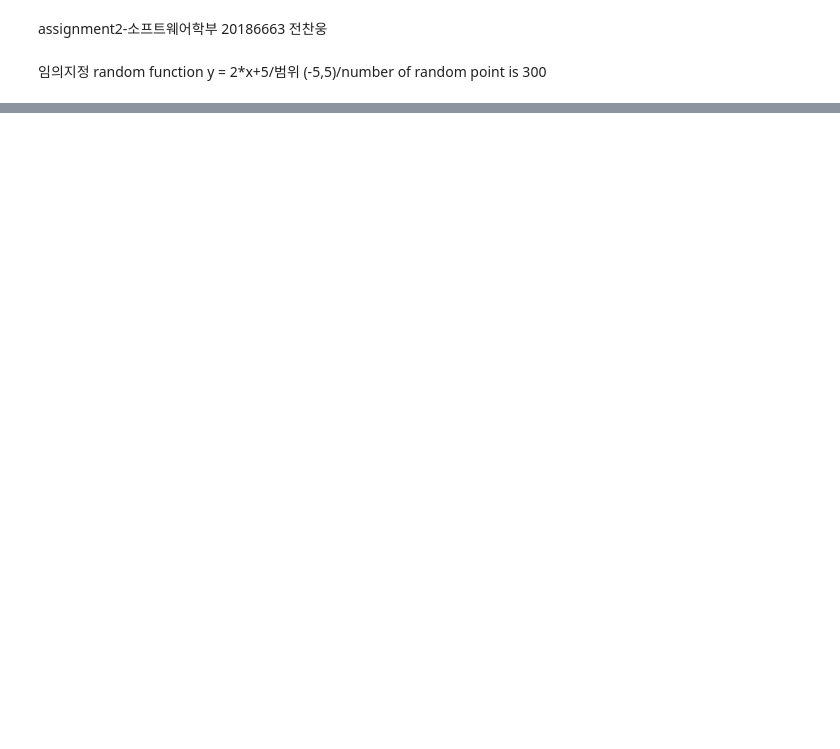
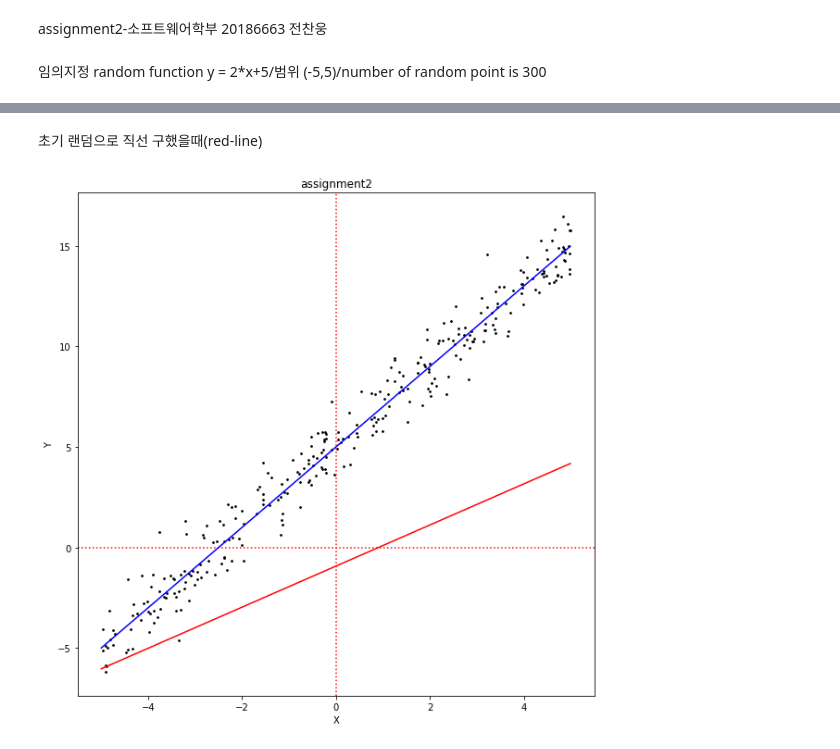
Before and after one commit to ChanWoongJeon/machinelearning, a Jupyter notebook: assignment2.ipynb, the cells around one changed output, grey strips where cells are left out. Drawn from its saved outputs; the diff is of its cells as text; code cells hidden in the pictures; blank space fills up the shorter version.

Commit message:
machinelearning[assignment2-2]

```diff
--- a/assignment2.ipynb
+++ b/assignment2.ipynb
@@ -28,0 +37,16 @@ plt.show()
+# %% [markdown]
+초기 랜덤으로 직선 구했을때(red-line)
+# %%
+plt.figure(figsize=(10, 10))
+plt.axvline(x=0, color = 'r',linestyle=':')
+plt.axhline(y=0, color = 'r',linestyle=':')
+plt.title("assignment2")
+plt.xlabel('X')
+plt.ylabel('Y')
+t1 = np.arange(-5.0, 5.0, 0.01)
+plt.plot(t1,func(t1),color = 'b')
+plt.scatter(x,y,color='k',s=3)
+plt.plot(t1,theta[0,0]*t1+theta[0,1],color='r')
+plt.show()
+# %% [output]
+[figure, added]
```
Also changed, not shown: parts of 8 cells of this notebook.
